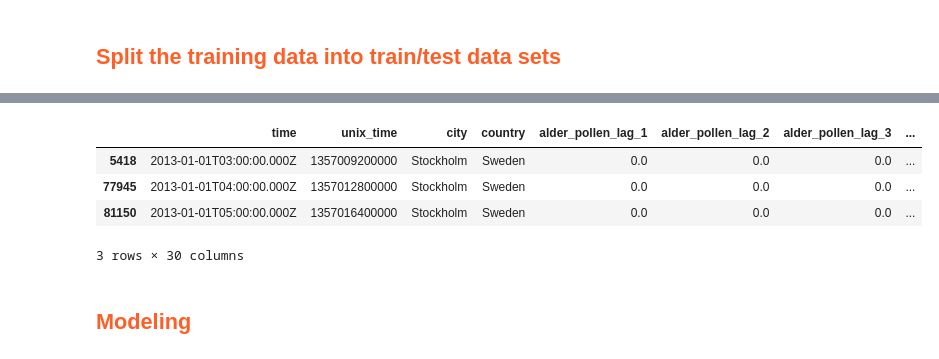
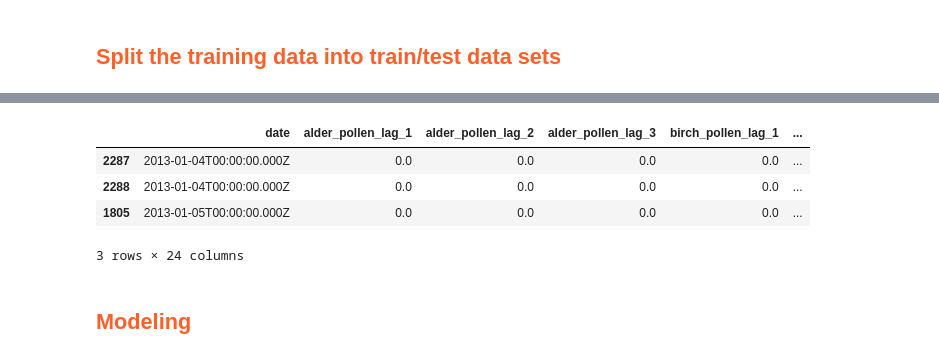
Before and after one commit to emanueleminotti/ID2223-ScalableMLDL_Project, a Jupyter notebook: notebooks/3_training_pipeline.ipynb, the cells around one changed output, grey strips where cells are left out. Saved outputs shown, nothing was run; the diff lists cells and outputs as text; code cells hidden in the pictures.

```diff
--- a/notebooks/3_training_pipeline.ipynb
+++ b/notebooks/3_training_pipeline.ipynb
@@ -151,8 +148,9 @@ X_train, X_test, y_train, y_test = feature_view.get_train_test_split(version)
 
 # 3. Ordinamento temporale (Cruciale per Time Series)
 # Assicuriamoci che i dati siano ordinati per data per evitare errori nel plotting o training
-X_train = X_train.sort_values("unix_time")
-X_test = X_test.sort_values("unix_time")
+# Ordinamento temporale coerente con schema daily
+X_train = X_train.sort_values("date")
+X_test = X_test.sort_values("date")
 
 # Allineiamo le y (target) agli indici ordinati di X
 y_train = y_train.loc[X_train.index]
@@ -163,10 +161,11 @@ print(f"Train Set: {X_train.shape[0]} righe")
 print(f"Test Set:  {X_test.shape[0]} righe")
 
 # Mostra il periodo temporale coperto
-train_start = pd.to_datetime(X_train['unix_time'].min(), unit='ms').date()
-train_end = pd.to_datetime(X_train['unix_time'].max(), unit='ms').date()
-test_start = pd.to_datetime(X_test['unix_time'].min(), unit='ms').date()
-test_end = pd.to_datetime(X_test['unix_time'].max(), unit='ms').date()
+train_start = pd.to_datetime(X_train["date"]).min().date()
+train_end   = pd.to_datetime(X_train["date"]).max().date()
+test_start  = pd.to_datetime(X_test["date"]).min().date()
+test_end    = pd.to_datetime(X_test["date"]).max().date()
+
 
 print(f"\n📅 Periodo Training: {train_start} -> {train_end}")
 print(f"📅 Periodo Testing:  {test_start} -> {test_end}")
@@ -190,8 +190,8 @@ Test Set:  22492 righe
-|  | time | unix_time | city | country | alder_pollen_lag_1 | alder_pollen_lag_2 | alder_pollen_lag_3 | ... |
-| 5418 | 2013-01-01T03:00:00.000Z | 1357009200000 | Stockholm | Sweden | 0.0 | 0.0 | 0.0 | ... |
-| 77945 | 2013-01-01T04:00:00.000Z | 1357012800000 | Stockholm | Sweden | 0.0 | 0.0 | 0.0 | ... |
-| 81150 | 2013-01-01T05:00:00.000Z | 1357016400000 | Stockholm | Sweden | 0.0 | 0.0 | 0.0 | ... |
+|  | date | alder_pollen_lag_1 | alder_pollen_lag_2 | alder_pollen_lag_3 | birch_pollen_lag_1 | ... |
+| 2287 | 2013-01-04T00:00:00.000Z | 0.0 | 0.0 | 0.0 | 0.0 | ... |
+| 2288 | 2013-01-04T00:00:00.000Z | 0.0 | 0.0 | 0.0 | 0.0 | ... |
+| 1805 | 2013-01-05T00:00:00.000Z | 0.0 | 0.0 | 0.0 | 0.0 | ... |
-3 rows × 30 columns
+3 rows × 24 columns
 # %% [markdown]
 ## <span style="color:#ff5f27;">Modeling</span>
 # %%
```
Also changed, not shown: parts of 8 cells of this notebook, 2 other files.
